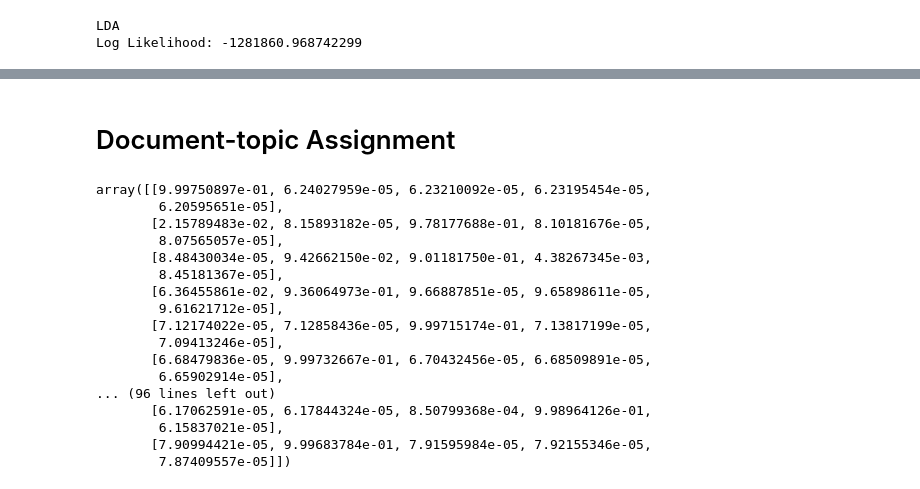
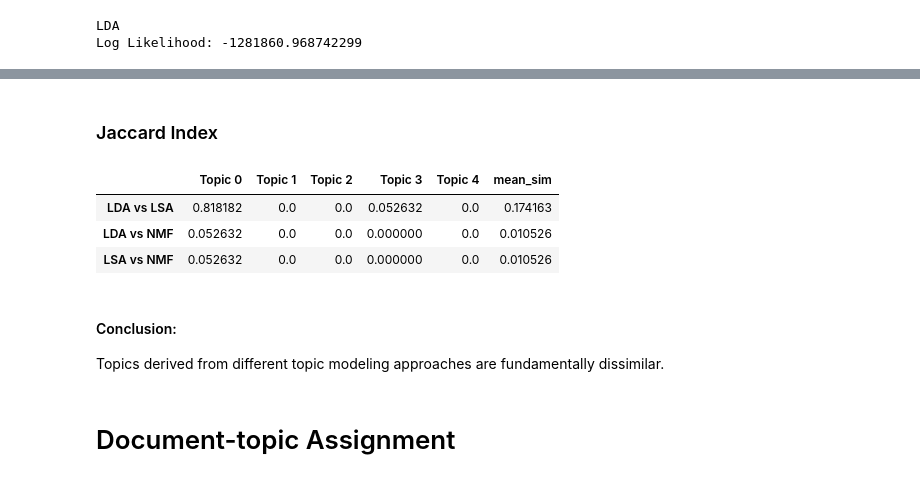
Before and after one commit to datadonK23/pyData-Projects, a Jupyter notebook: HolmesTopicModels/holmes-topic-models/notebook/2_Modeling.ipynb, the cells around one changed output, grey strips where cells are left out. Saved outputs shown, nothing was run; the diff lists cells and outputs as text; code cells hidden in the pictures.

Commit message:
Jaccard similarity, comparison of models

```diff
--- a/HolmesTopicModels/holmes-topic-models/notebook/2_Modeling.ipynb
+++ b/HolmesTopicModels/holmes-topic-models/notebook/2_Modeling.ipynb
@@ -103,8 +98,13 @@ Log Likelihood: -1281860.968742299
 # %%
-def show_topics(vectorizer, model, n_words=20):
+def df_topic_model(vectorizer, model, n_words=20):
     keywords = np.array(vectorizer.get_feature_names())
     topic_keywords = []
     for topic_weights in model.components_:
         top_keyword_locs = (-topic_weights).argsort()[:n_words]
         topic_keywords.append(keywords.take(top_keyword_locs))
-    return topic_keywords
+
+    df_topic_keywords = pd.DataFrame(topic_keywords)
+    df_topic_keywords.columns = ['Word '+str(i) for i in range(df_topic_keywords.shape[1])]
+    df_topic_keywords.index = ['Topic '+str(i) for i in range(df_topic_keywords.shape[0])]
+
+    return df_topic_keywords
@@ -167,3 +160,40 @@ pyLDAvis.enable_notebook()
+# %% [markdown]
+### Jaccard Index
+# %%
+df_topic_word_lda = df_topic_model(vectorizer=bow_stem, model=lda_pipe.named_steps.lda, n_words=10)
+df_topic_word_lsa = df_topic_model(vectorizer=tfidf_stem, model=lsa_pipe.named_steps.lsa, n_words=10)
+df_topic_word_nmf = df_topic_model(vectorizer=tfidf_stem, model=nmf_pipe.named_steps.nmf, n_words=10)
+# %%
+def jaccard_index(list1, list2):
+    s1 = set(list1)
+    s2 = set(list2)
+    jaccard_index = len(s1.intersection(s2)) / len(s1.union(s2))
+    return jaccard_index
+# %%
+sims_lda_lsa, sims_lda_nmf, sims_lsa_nmf = {}, {}, {}
+assert df_topic_word_lda.shape[0] == df_topic_word_lsa.shape[0] == df_topic_word_nmf.shape[0], "n_topics mismatch"
+
+for ix, row in df_topic_word_lda.iterrows():
+    l1 = df_topic_word_lda.loc[ix, :].values.tolist()
+    l2 = df_topic_word_lsa.loc[ix, :].values.tolist()
+    l3 = df_topic_word_nmf.loc[ix, :].values.tolist()
+    sims_lda_lsa[ix] = jaccard_index(l1, l2)
+    sims_lda_nmf[ix] = jaccard_index(l1, l3)
+    sims_lsa_nmf[ix] = jaccard_index(l2, l3)
+
+df_jaccard_sims = pd.DataFrame([sims_lda_lsa, sims_lda_nmf, sims_lsa_nmf])
+df_jaccard_sims.index = ["LDA vs LSA", "LDA vs NMF", "LSA vs NMF"]
+df_jaccard_sims["mean_sim"] = df_jaccard_sims.mean(axis=1)
+df_jaccard_sims
+# %% [output]
+|  | Topic 0 | Topic 1 | Topic 2 | Topic 3 | Topic 4 | mean_sim |
+| LDA vs LSA | 0.818182 | 0.0 | 0.0 | 0.052632 | 0.0 | 0.174163 |
+| LDA vs NMF | 0.052632 | 0.0 | 0.0 | 0.000000 | 0.0 | 0.010526 |
+| LSA vs NMF | 0.052632 | 0.0 | 0.0 | 0.000000 | 0.0 | 0.010526 |
+# %% [markdown]
+#### Conclusion:
+
+Topics derived from different topic modeling approaches are fundamentally dissimilar.
 # %% [markdown]
 # Document-topic Assignment
 # %%
@@ -171,20 +201,0 @@ lda_distr = lda_pipe.transform(corpus.data)
-# %%
-lda_distr
-# %% [output]
-array([[9.99750897e-01, 6.24027959e-05, 6.23210092e-05, 6.23195454e-05,
-        6.20595651e-05],
-       [2.15789483e-02, 8.15893182e-05, 9.78177688e-01, 8.10181676e-05,
-        8.07565057e-05],
-       [8.48430034e-05, 9.42662150e-02, 9.01181750e-01, 4.38267345e-03,
-        8.45181367e-05],
-       [6.36455861e-02, 9.36064973e-01, 9.66887851e-05, 9.65898611e-05,
-        9.61621712e-05],
-       [7.12174022e-05, 7.12858436e-05, 9.99715174e-01, 7.13817199e-05,
-        7.09413246e-05],
-       [6.68479836e-05, 9.99732667e-01, 6.70432456e-05, 6.68509891e-05,
-        6.65902914e-05],
-... (96 lines left out)
-       [6.17062591e-05, 6.17844324e-05, 8.50799368e-04, 9.98964126e-01,
-        6.15837021e-05],
-       [7.90994421e-05, 9.99683784e-01, 7.91595984e-05, 7.92155346e-05,
-        7.87409557e-05]])
```
Also changed, not shown: parts of 13 cells of this notebook.
